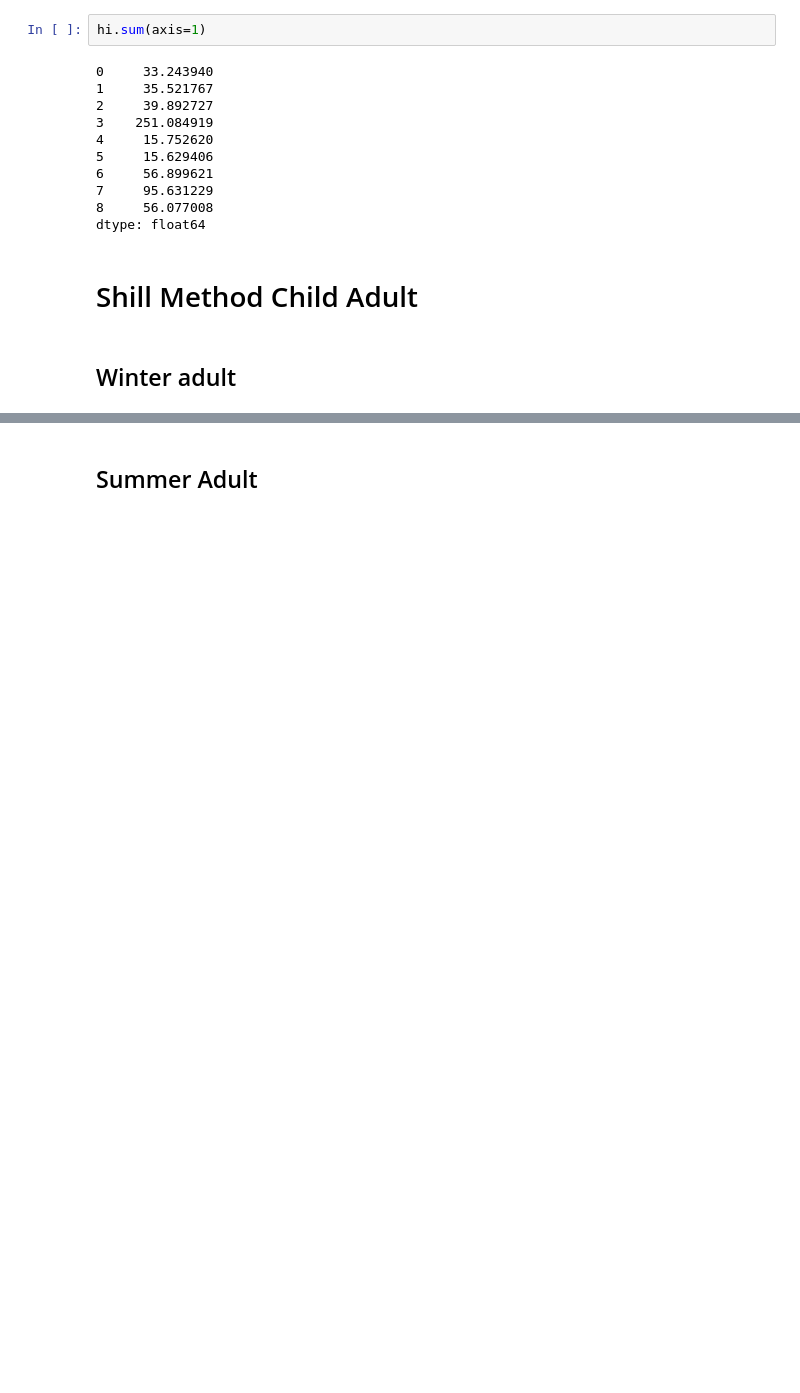
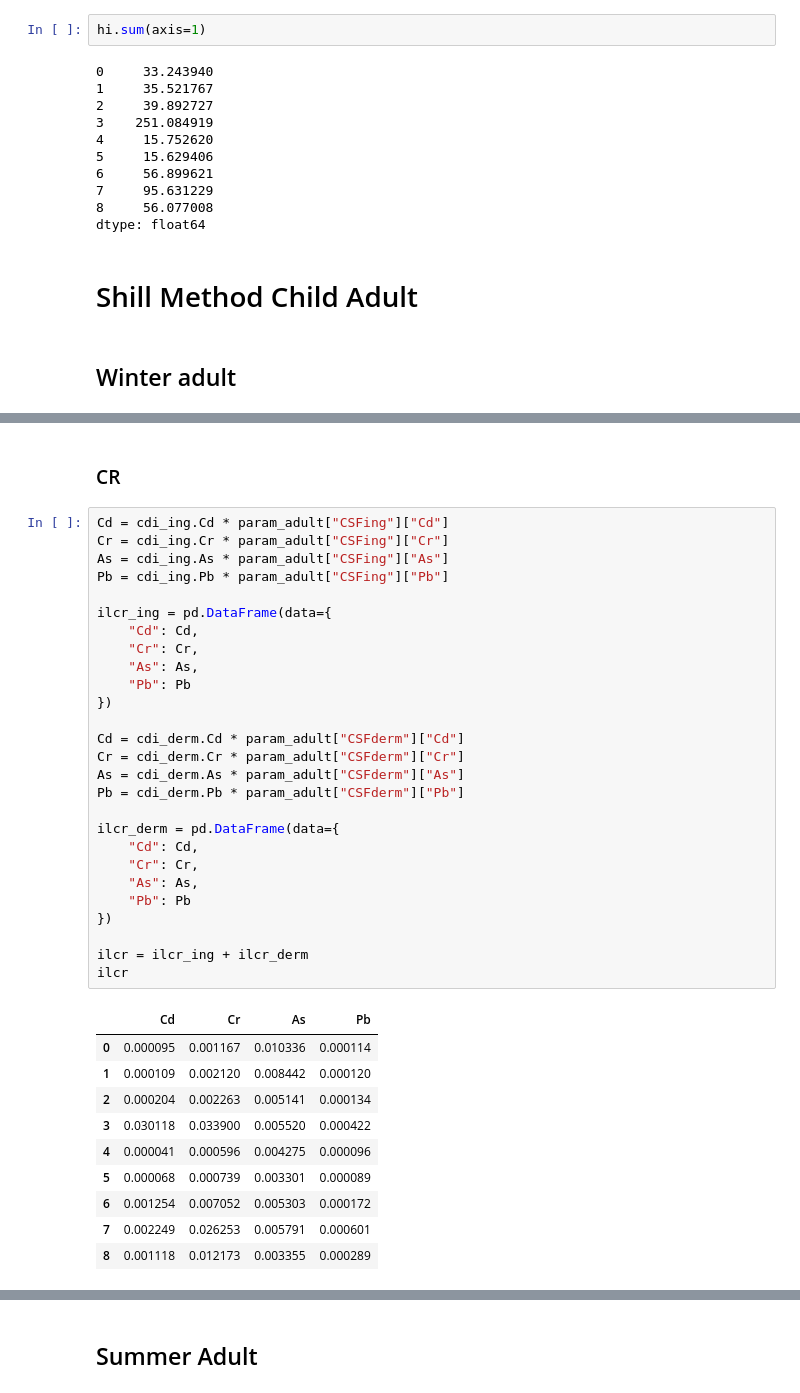
Before and after one commit to rakibhhridoy/OnGoingStudy, a Jupyter notebook: Buriganga/HealthRiskAssesment.ipynb, the cells around one changed output, grey strips where cells are left out. Cells and saved outputs as stored; diff of their text form; blank space fills up the shorter version.

```diff
--- a/Buriganga/HealthRiskAssesment.ipynb
+++ b/Buriganga/HealthRiskAssesment.ipynb
@@ -1262,3 +1289,43 @@ hi
 7     95.631229
 8     56.077008
 dtype: float64
+# %% [markdown]
+### CR
+# %%
+Cd = cdi_ing.Cd * param_adult["CSFing"]["Cd"]
+Cr = cdi_ing.Cr * param_adult["CSFing"]["Cr"]
+As = cdi_ing.As * param_adult["CSFing"]["As"]
+Pb = cdi_ing.Pb * param_adult["CSFing"]["Pb"]
+
+ilcr_ing = pd.DataFrame(data={
+    "Cd": Cd,
+    "Cr": Cr,
+    "As": As,
+    "Pb": Pb
+})
+
+Cd = cdi_derm.Cd * param_adult["CSFderm"]["Cd"]
+Cr = cdi_derm.Cr * param_adult["CSFderm"]["Cr"]
+As = cdi_derm.As * param_adult["CSFderm"]["As"]
+Pb = cdi_derm.Pb * param_adult["CSFderm"]["Pb"]
+
+ilcr_derm = pd.DataFrame(data={
+    "Cd": Cd,
+    "Cr": Cr,
+    "As": As,
+    "Pb": Pb
+})
+
+ilcr = ilcr_ing + ilcr_derm
+ilcr
+# %% [output]
+|  | Cd | Cr | As | Pb |
+| 0 | 0.000095 | 0.001167 | 0.010336 | 0.000114 |
+| 1 | 0.000109 | 0.002120 | 0.008442 | 0.000120 |
+| 2 | 0.000204 | 0.002263 | 0.005141 | 0.000134 |
+| 3 | 0.030118 | 0.033900 | 0.005520 | 0.000422 |
+| 4 | 0.000041 | 0.000596 | 0.004275 | 0.000096 |
+| 5 | 0.000068 | 0.000739 | 0.003301 | 0.000089 |
+| 6 | 0.001254 | 0.007052 | 0.005303 | 0.000172 |
+| 7 | 0.002249 | 0.026253 | 0.005791 | 0.000601 |
+| 8 | 0.001118 | 0.012173 | 0.003355 | 0.000289 |
```
Also changed, not shown: parts of 22 cells of this notebook, 2 other files.
